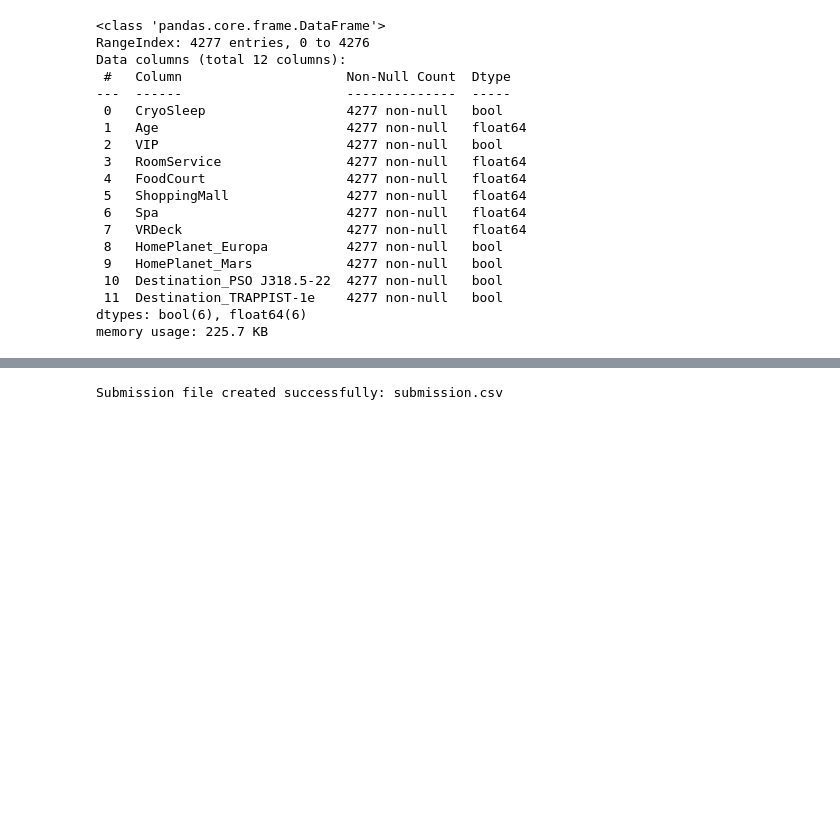
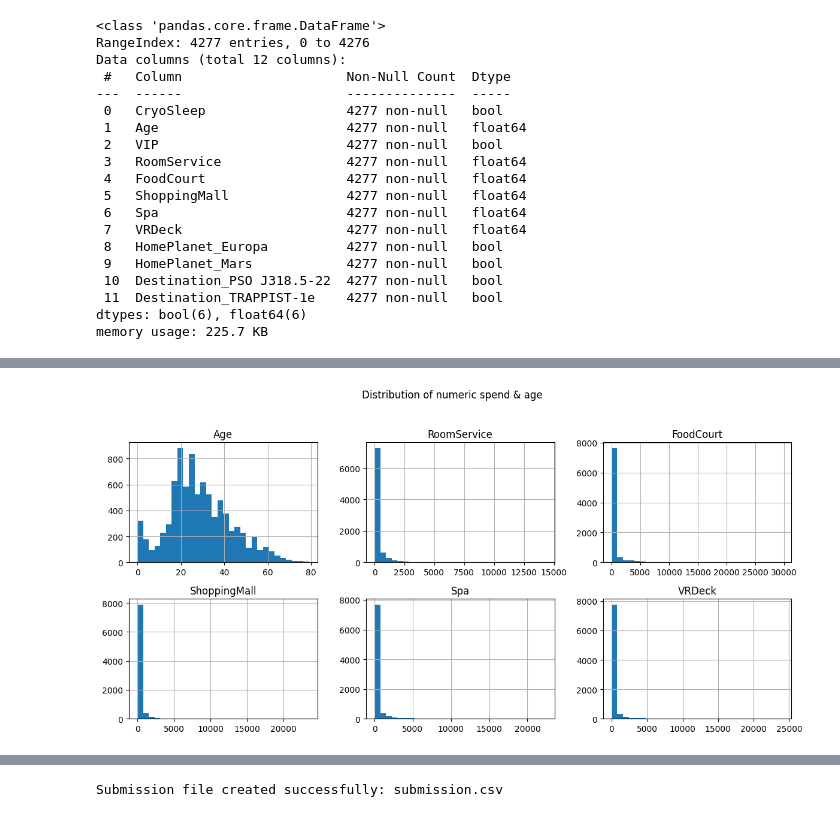
Before and after one commit to Kinzaijaz29/Group-22-Project, a Jupyter notebook: Kaggle_competion_updated.ipynb, the cells around one changed output, grey strips where cells are left out. Drawn from its saved outputs; the diff is of its cells as text; code cells hidden in the pictures; blank space fills up the shorter version.

```diff
--- a/Kaggle_competion_updated.ipynb
+++ b/Kaggle_competion_updated.ipynb
@@ -199,0 +214,10 @@ memory usage: 225.7 KB
+# %%
+
+# 2) Numeric distributions
+num_cols = ['Age','RoomService','FoodCourt','ShoppingMall','Spa','VRDeck']
+train[num_cols].hist(bins=30, figsize=(12,6), layout=(2,3))
+plt.suptitle("Distribution of numeric spend & age")
+plt.tight_layout(rect=[0,0,1,0.95])
+plt.show()
+# %% [output]
+[figure, added]
```
Also changed, not shown: parts of 34 cells of this notebook.
